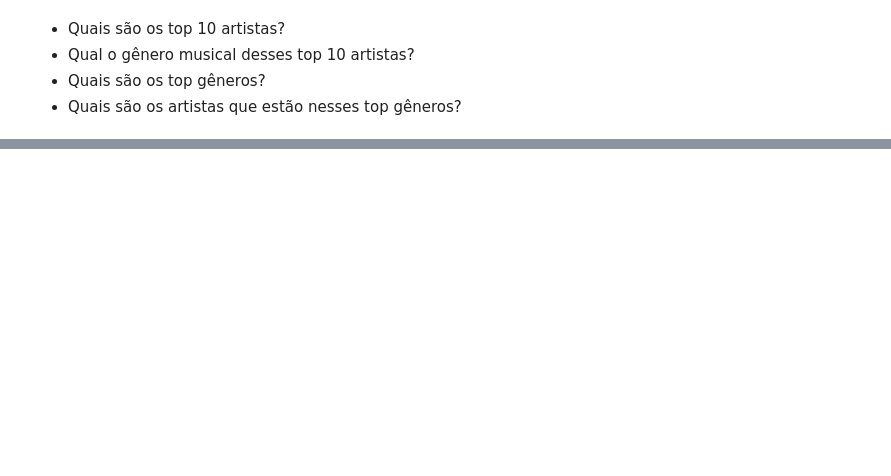
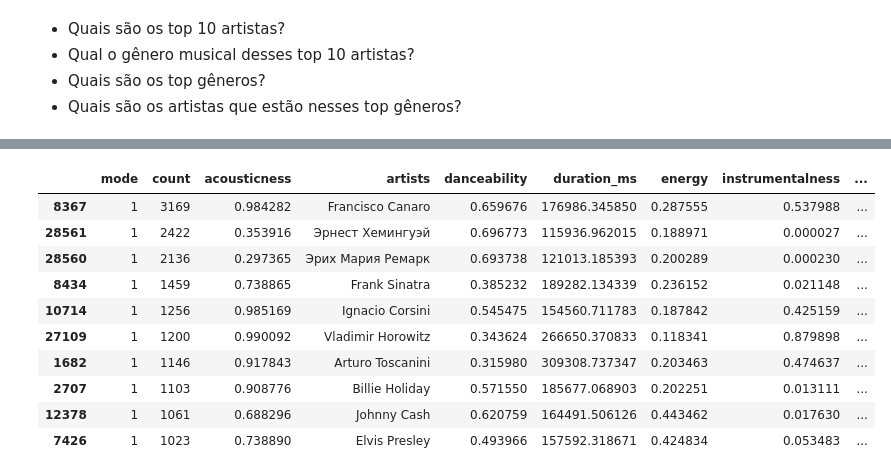
Before and after one commit to Uill-Iam/Estudo, a Jupyter notebook: Python/Databrics/Sitema Recomendação/DataSet Spotify.ipynb, the cells around one changed output, grey strips where cells are left out. Cells and saved outputs as stored; diff of their text form; code cells hidden in the pictures; blank space fills up the shorter version.

```diff
--- a/Python/Databrics/Sitema Recomendação/DataSet Spotify.ipynb
+++ b/Python/Databrics/Sitema Recomendação/DataSet Spotify.ipynb
@@ -356,0 +416,3 @@ df_year_2.plot.line(x='decade', y=['acousticness', 'danceability', 'energy',
+# %%
+df_genres = ps.read_parquet('dbfs:/FileStore/tables/arquivo_curso/dados/Spotify_Dataset/dados_tratados/data_genres.parquet')
+df_artists = ps.read_parquet('dbfs:/FileStore/tables/arquivo_curso/dados/Spotify_Dataset/dados_tratados/data_artist.parquet')
@@ -356,0 +466,3 @@ df_year_2.plot.line(x='decade', y=['acousticness', 'danceability', 'energy',
+# %%
+artistas_ordenado = df_artists.sort_values(by='count',ascending=False)
+artistas_ordenado.head()
@@ -356,0 +476,15 @@ df_year_2.plot.line(x='decade', y=['acousticness', 'danceability', 'energy',
+# %%
+top_artistas = artistas_ordenado.iloc[0:10]
+top_artistas
+# %% [output]
+|  | mode | count | acousticness | artists | danceability | duration_ms | energy | instrumentalness | ... |
+| 8367 | 1 | 3169 | 0.984282 | Francisco Canaro | 0.659676 | 176986.345850 | 0.287555 | 0.537988 | ... |
+| 28561 | 1 | 2422 | 0.353916 | Эрнест Хемингуэй | 0.696773 | 115936.962015 | 0.188971 | 0.000027 | ... |
+| 28560 | 1 | 2136 | 0.297365 | Эрих Мария Ремарк | 0.693738 | 121013.185393 | 0.200289 | 0.000230 | ... |
+| 8434 | 1 | 1459 | 0.738865 | Frank Sinatra | 0.385232 | 189282.134339 | 0.236152 | 0.021148 | ... |
+| 10714 | 1 | 1256 | 0.985169 | Ignacio Corsini | 0.545475 | 154560.711783 | 0.187842 | 0.425159 | ... |
+| 27109 | 1 | 1200 | 0.990092 | Vladimir Horowitz | 0.343624 | 266650.370833 | 0.118341 | 0.879898 | ... |
+| 1682 | 1 | 1146 | 0.917843 | Arturo Toscanini | 0.315980 | 309308.737347 | 0.203463 | 0.474637 | ... |
+| 2707 | 1 | 1103 | 0.908776 | Billie Holiday | 0.571550 | 185677.068903 | 0.202251 | 0.013111 | ... |
+| 12378 | 1 | 1061 | 0.688296 | Johnny Cash | 0.620759 | 164491.506126 | 0.443462 | 0.017630 | ... |
+| 7426 | 1 | 1023 | 0.738890 | Elvis Presley | 0.493966 | 157592.318671 | 0.424834 | 0.053483 | ... |
```
Also changed, not shown: parts of 31 cells of this notebook.
